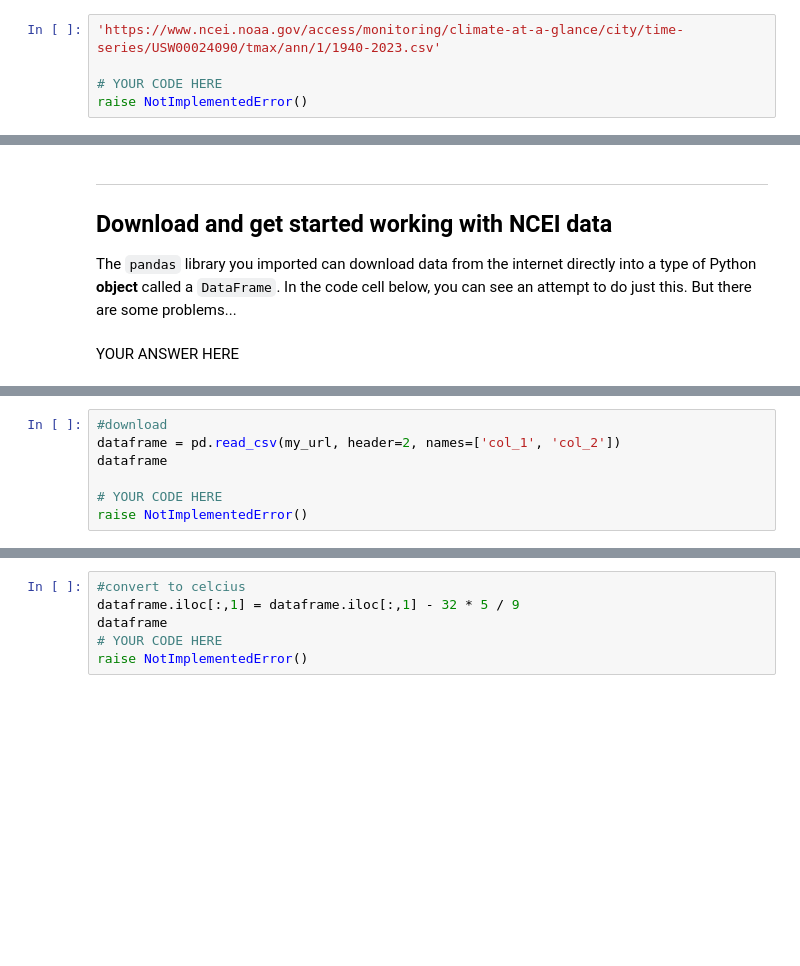
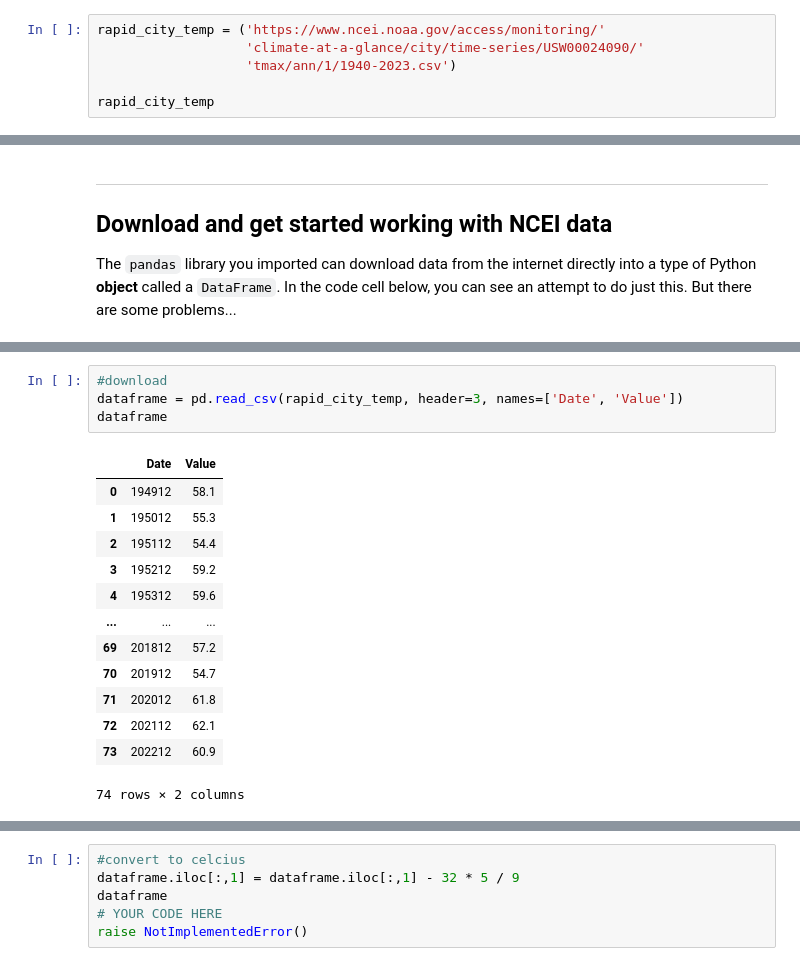
Before and after one commit to nquarder/get-started-with-reproducible-science-nquarder, a Jupyter notebook: Get Started with Open Reproducible Science!.ipynb, the cells around one changed output, grey strips where cells are left out. Saved outputs shown, nothing was run; the diff lists cells and outputs as text; blank space fills up the shorter version.

```diff
--- a/Get Started with Open Reproducible Science!.ipynb
+++ b/Get Started with Open Reproducible Science!.ipynb
@@ -189,7 +199,8 @@ The cell below contains the URL for the data you will use in this part of the no
   2. Reformat the URL so that it adheres to the [79-character PEP-8 line limit](https://peps.python.org/pep-0008/#maximum-line-length)
   3. Call your variable (type out its name) to test it.
 # %%
-'https://www.ncei.noaa.gov/access/monitoring/climate-at-a-glance/city/time-series/USW00024090/tmax/ann/1/1940-2023.csv'
+rapid_city_temp = ('https://www.ncei.noaa.gov/access/monitoring/'
+                   'climate-at-a-glance/city/time-series/USW00024090/'
+                   'tmax/ann/1/1940-2023.csv')
 
-# YOUR CODE HERE
-raise NotImplementedError()
+rapid_city_temp
@@ -202,8 +221,6 @@ raise NotImplementedError()
 ## Download and get started working with NCEI data
 
 The `pandas` library you imported can download data from the internet directly into a type of Python **object** called a `DataFrame`. In the code cell below, you can see an attempt to do just this. But there are some problems...
-# %% [markdown]
-YOUR ANSWER HERE
 # %% [markdown]
 <img src="https://static.thenounproject.com/png/4260107-200.png" width=20 style="float: left; padding: 3px" /> You're ready to fix some code! Your task is to:
   1. Make any changes needed to get this code to run. Here's some hints:
@@ -216,11 +233,22 @@ YOUR ANSWER HERE
   > HINT: Check out the `type()` function below - you can use it to check that your data is now in `DataFrame` type object
 # %%
 #download
-dataframe = pd.read_csv(my_url, header=2, names=['col_1', 'col_2'])
+dataframe = pd.read_csv(rapid_city_temp, header=3, names=['Date', 'Value'])
 dataframe
-
-# YOUR CODE HERE
-raise NotImplementedError()
+# %% [output]
+|  | Date | Value |
+| 0 | 194912 | 58.1 |
+| 1 | 195012 | 55.3 |
+| 2 | 195112 | 54.4 |
+| 3 | 195212 | 59.2 |
+| 4 | 195312 | 59.6 |
+| ... | ... | ... |
+| 69 | 201812 | 57.2 |
+| 70 | 201912 | 54.7 |
+| 71 | 202012 | 61.8 |
+| 72 | 202112 | 62.1 |
+| 73 | 202212 | 60.9 |
+74 rows × 2 columns
 # %%
 tmax_df_resp = _
 points = 0
```
Also changed, not shown: parts of 13 cells of this notebook.
